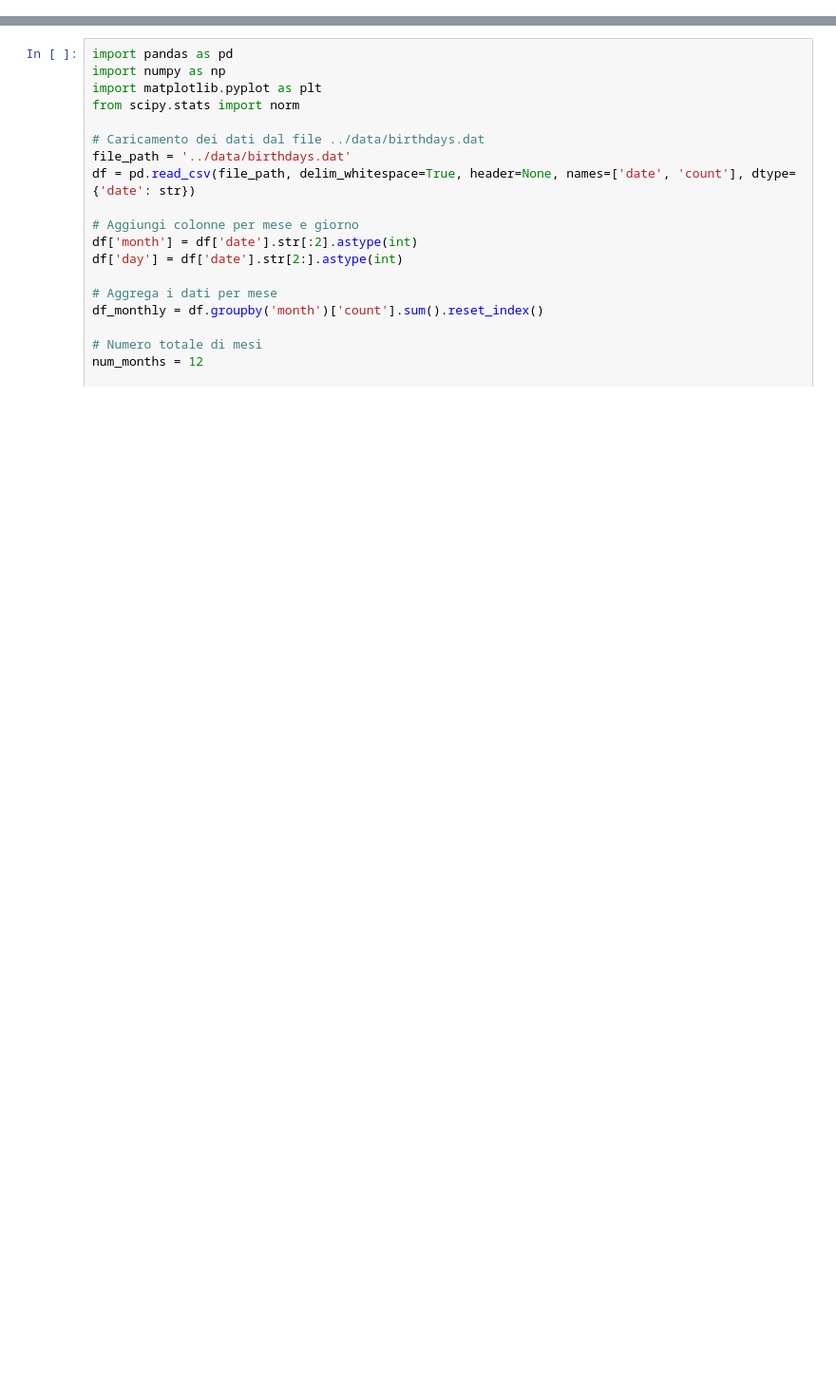
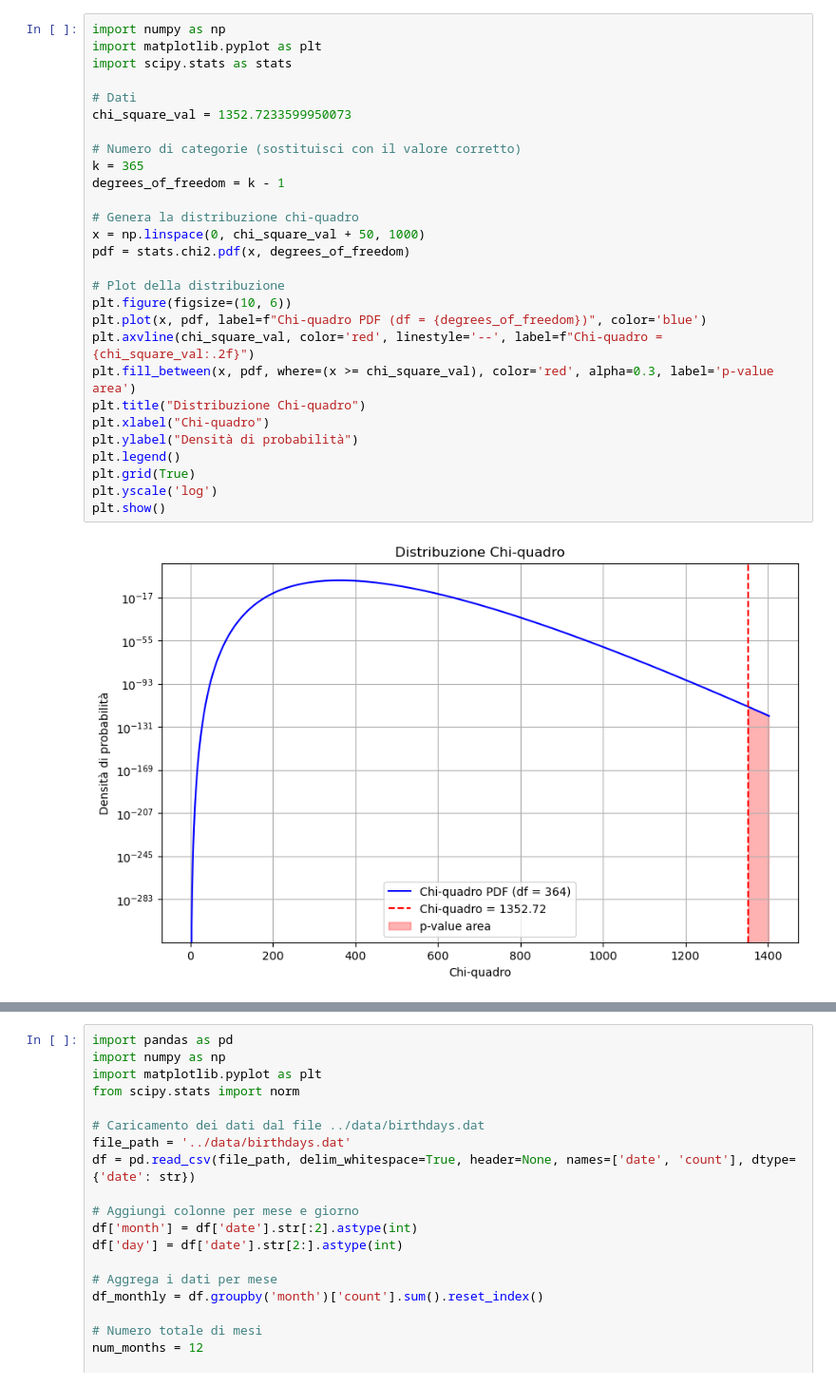
Before and after one commit to MrPiada/data-analysis-swiss-knife, a Jupyter notebook: birthday_problem/birthdays.ipynb, the cells around one changed output, grey strips where cells are left out. Shown at 95% size. Cells and saved outputs as stored; diff of their text form; blank space fills up the shorter version.

```diff
--- a/birthday_problem/birthdays.ipynb
+++ b/birthday_problem/birthdays.ipynb
@@ -16,0 +86,30 @@ df
+# %%
+import numpy as np
+import matplotlib.pyplot as plt
+import scipy.stats as stats
+
+# Dati
+chi_square_val = 1352.7233599950073
+
+# Numero di categorie (sostituisci con il valore corretto)
+k = 365
+degrees_of_freedom = k - 1
+
+# Genera la distribuzione chi-quadro
+x = np.linspace(0, chi_square_val + 50, 1000)
+pdf = stats.chi2.pdf(x, degrees_of_freedom)
+
+# Plot della distribuzione
+plt.figure(figsize=(10, 6))
+plt.plot(x, pdf, label=f"Chi-quadro PDF (df = {degrees_of_freedom})", color='blue')
+plt.axvline(chi_square_val, color='red', linestyle='--', label=f"Chi-quadro = {chi_square_val:.2f}")
+plt.fill_between(x, pdf, where=(x >= chi_square_val), color='red', alpha=0.3, label='p-value area')
+plt.title("Distribuzione Chi-quadro")
+plt.xlabel("Chi-quadro")
+plt.ylabel("Densità di probabilità")
+plt.legend()
+plt.grid(True)
+plt.yscale('log')
+plt.show()
+# %% [output]
+[figure, added]
```
Also changed, not shown: parts of 13 cells of this notebook.
